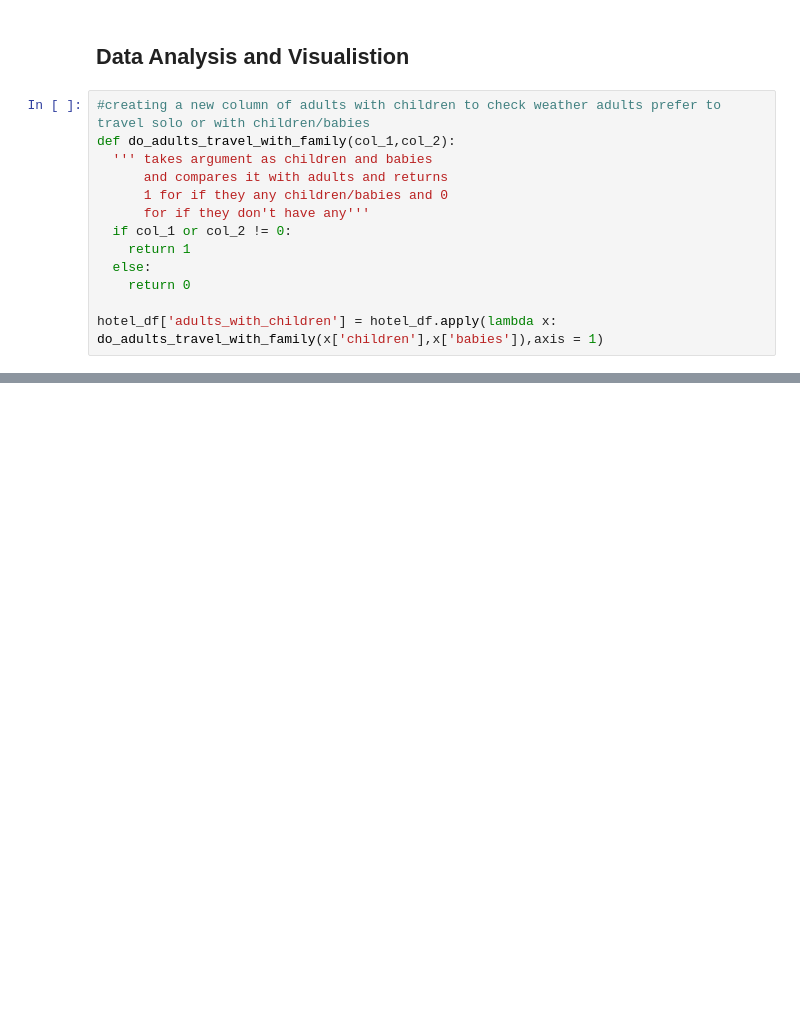
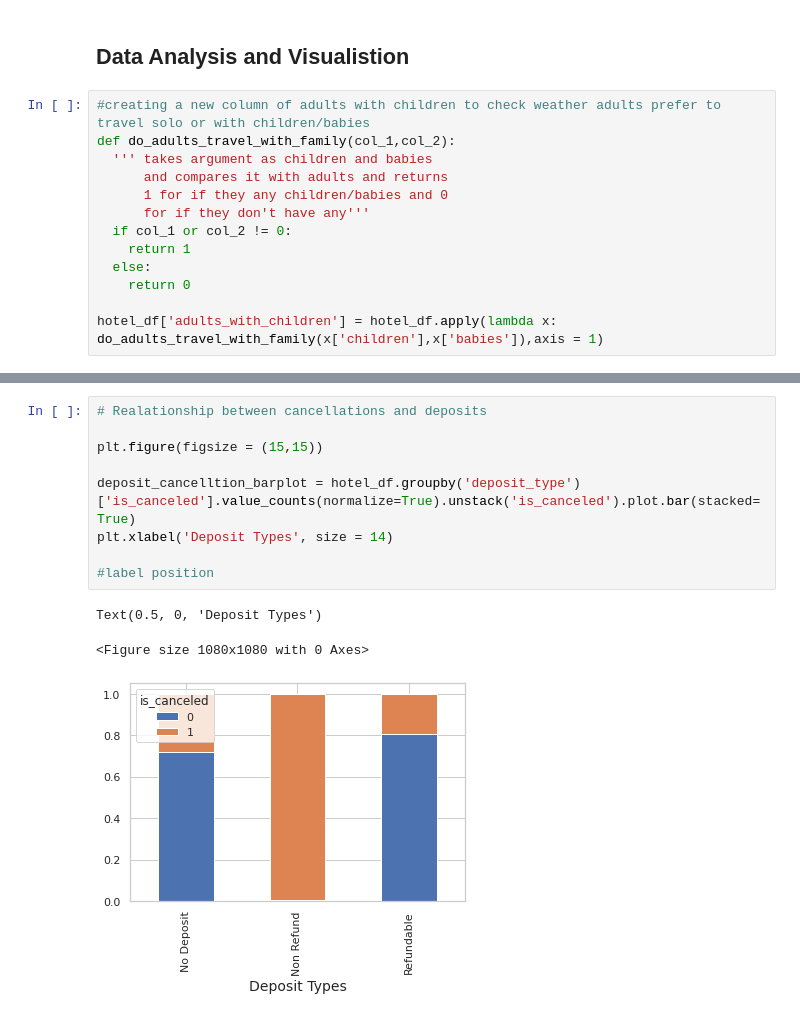
Before and after one commit to Kushan1001/Hotel-booking-data-analysis, a Jupyter notebook: Hotel_Booking_Analysis.ipynb, the cells around one changed output, grey strips where cells are left out. Drawn from its saved outputs; the diff is of its cells as text; blank space fills up the shorter version.

```diff
--- a/Hotel_Booking_Analysis.ipynb
+++ b/Hotel_Booking_Analysis.ipynb
@@ -149,0 +171,13 @@ special_requests.plot(kind='bar')
+# %%
+# Realationship between cancellations and deposits
+
+plt.figure(figsize = (15,15))
+
+deposit_cancelltion_barplot = hotel_df.groupby('deposit_type')['is_canceled'].value_counts(normalize=True).unstack('is_canceled').plot.bar(stacked=True)
+plt.xlabel('Deposit Types', size = 14)
+
+#label position
+# %% [output]
+Text(0.5, 0, 'Deposit Types')
+<Figure size 1080x1080 with 0 Axes>
+[figure, added]
```
Also changed, not shown: parts of 10 cells of this notebook.
